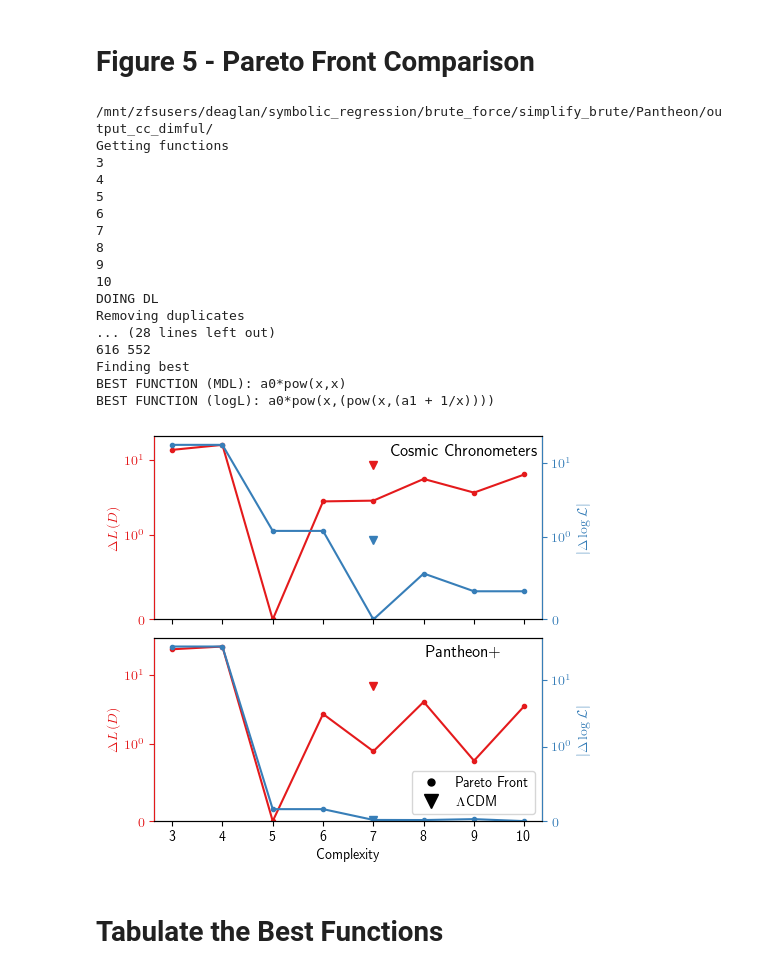
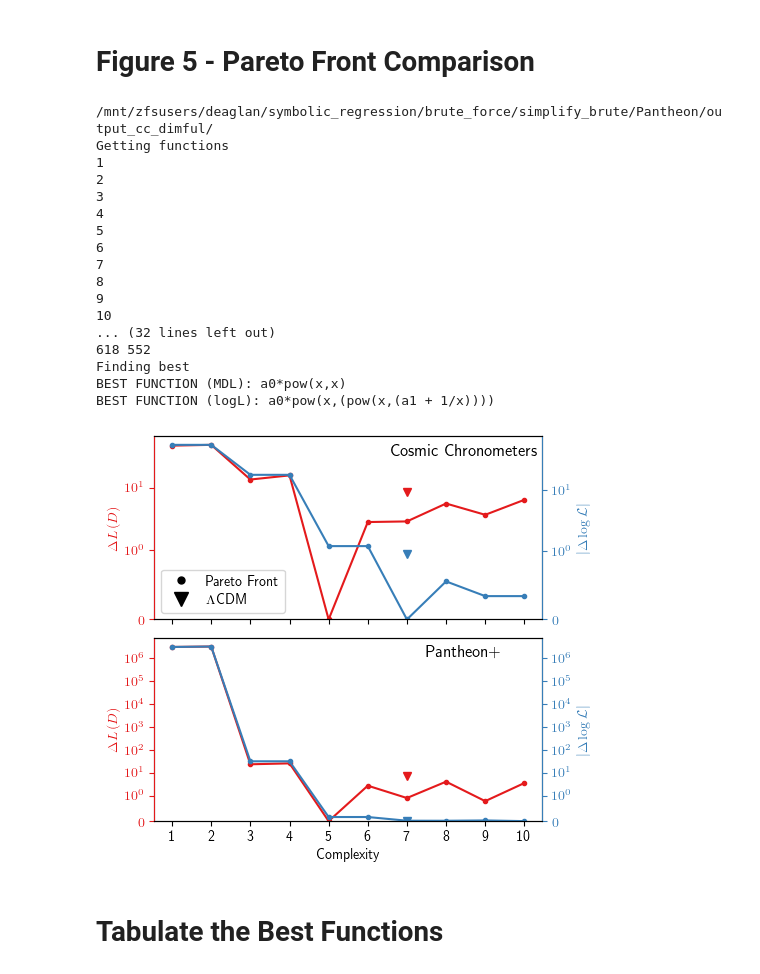
Before and after one commit to DeaglanBartlett/ESR, a Jupyter notebook: Paper1_Plots.ipynb, the cells around one changed output. Cells and saved outputs as stored; diff of their text form; code cells hidden in the pictures.

```diff
--- a/Paper1_Plots.ipynb
+++ b/Paper1_Plots.ipynb
@@ -503,7 +503,7 @@ all_dirname = ['output_cc_dimful/', 'output_panth_dimful/']
 line_labels = [r"Cosmic Chronometers", r'Pantheon+']
 all_lcdm_eq = ['a0 + a1*pow(x,a2)', 'a0 + a1*pow(x,a2)']
 
-all_compl = np.arange(3, 11)
+all_compl = np.arange(1, 11)
 
 fig, axs1 = plt.subplots(2, 1, figsize=(5,5), sharex=True)
 axs2 = [ax.twinx() for ax in axs1]
@@ -650,39 +650,39 @@ for k in range(len(axs1)):
     axs2[k].set_ylim(0, None)
 
     axs1[k].set_title(line_labels[k], x=0.80, y=0.85)
 
 legend_elements = [Line2D([0], [0], marker='.', color='k', label=r'Pareto Front',
                       markerfacecolor='k', markersize=10, lw=0),
                Line2D([0], [0], marker='v', color='k', label=r'$\Lambda$CDM',
                       markerfacecolor='k', markersize=10, lw=0)]
-axs1[-1].legend(handles=legend_elements, loc='lower right')
+axs1[0].legend(handles=legend_elements, loc='lower left')
 
 axs1[0].set_xticks(all_compl)
 axs1[0].set_xticklabels(all_compl)
 
 axs1[-1].set_xlabel(r'Complexity')
 
 fig.subplots_adjust(hspace=0.1)
 fig.savefig('figs/pareto_front.pdf', bbox_inches='tight', transparent=True)
 # %% [output]
 /mnt/zfsusers/deaglan/symbolic_regression/brute_force/simplify_brute/Pantheon/output_cc_dimful/
 Getting functions
+1
+2
 3
 4
 5
 6
 7
 8
 9
 10
-DOING DL
-Removing duplicates
-... (28 lines left out)
-616 552
+... (32 lines left out)
+618 552
 Finding best
 BEST FUNCTION (MDL): a0*pow(x,x)
 BEST FUNCTION (logL): a0*pow(x,(pow(x,(a1 + 1/x))))
-[figure, old version]
+[figure, new version]
 # %% [markdown]
 # Tabulate the Best Functions
 # %%
```
Also changed, not shown: parts of 6 cells of this notebook, 1 other file.
